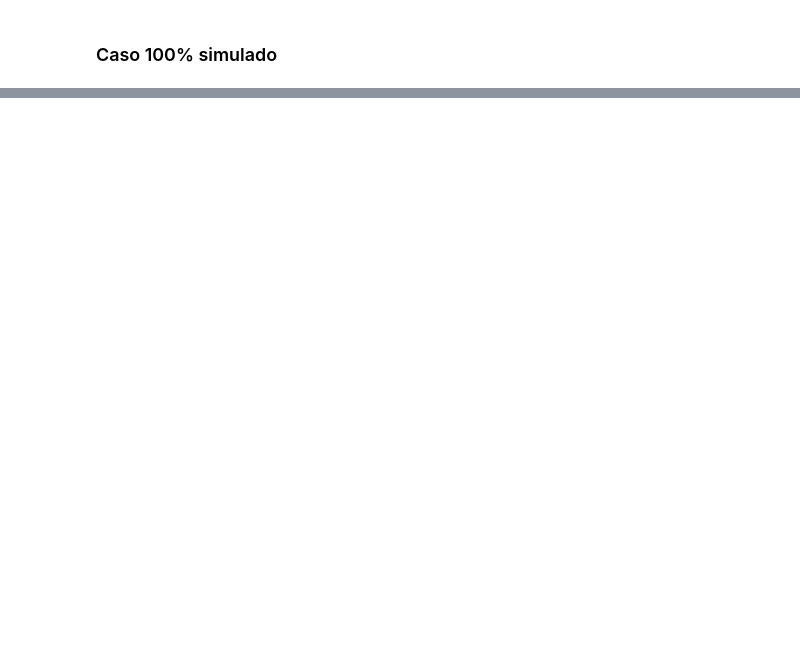
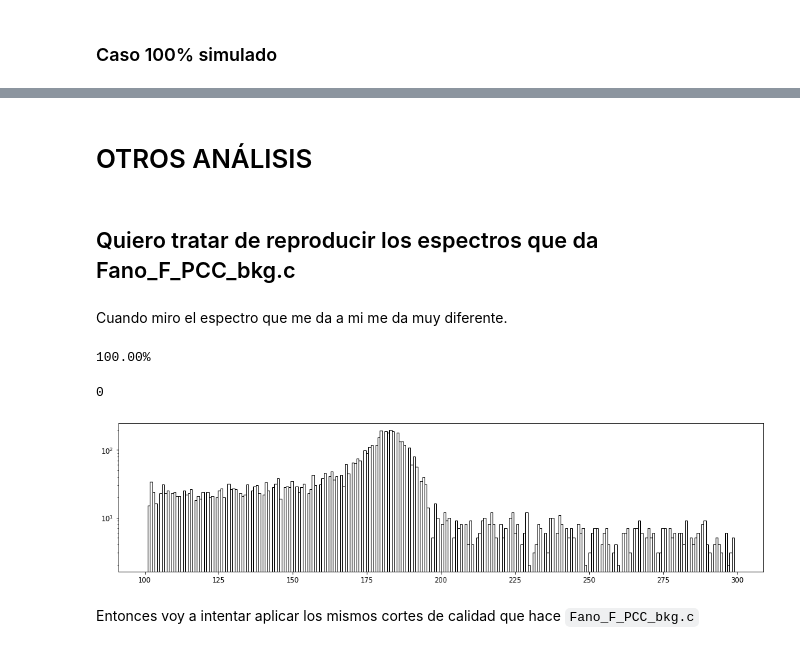
Before and after one commit to Igna11/Tesis-Skipper, a Jupyter notebook: Analisis_Imagenes_clusters.ipynb, the cells around one changed output, grey strips where cells are left out. Drawn from its saved outputs; the diff is of its cells as text; code cells hidden in the pictures; blank space fills up the shorter version.

````diff
--- a/Analisis_Imagenes_clusters.ipynb
+++ b/Analisis_Imagenes_clusters.ipynb
@@ -274,7 +282,7 @@
 # %%
 #=============================================================================
 
-def image2cluster_info(fits_imgs_list, low_th=2, img="o"):
+def image2cluster_info(fits_imgs_list, low_th=2, upp_th=300, img="o"):
     """
     Extrae la información de los clusters de todas las imágenes y lo guarda en
     listas
@@ -318,8 +326,8 @@ def image2cluster_info(fits_imgs_list, low_th=2, img="o"):
         image_s += poisson.rvs(mu, size=(50, 493))
 
         # Binarizo ambas imagenes:
-        image_o_bw = img2bw(image_o, lower_thresh=low_th, upper_thresh=300)
-        image_s_bw = img2bw(image_s, lower_thresh=low_th, upper_thresh=300)
+        image_o_bw = img2bw(image_o, lower_thresh=low_th, upper_thresh=upp_th)
+        image_s_bw = img2bw(image_s, lower_thresh=low_th, upper_thresh=upp_th)
 
         # Genero las labels y también guardo el número de features
         label_im_o, n_features_o = ndi.label(image_o_bw,
@@ -380,8 +388,8 @@ def df_gen(lista_dics, lista_img_idxs):
     # meto los datos en las listas
     for dics in lista_dics:
         energias += dics["energias"]
-        areas +=dics["areas"]
-        centros +=dics["centros"]
+        areas += dics["areas"]
+        centros += dics["centros"]
         perimetros += dics["perimetro"]
 
     # concateno los índices para que sea un solo array
@@ -667,0 +701,6 @@ axs[2].grid(alpha=.5)
+# %% [markdown]
+# OTROS ANÁLISIS
+# %% [markdown]
+## Quiero tratar de reproducir los espectros que da Fano_F_PCC_bkg.c
+# %% [markdown]
+Cuando miro el espectro que me da a mi me da muy diferente.
@@ -667,0 +727,20 @@ axs[2].grid(alpha=.5)
+# %%
+# =============================================================================
+lista_data_dics, lista_data_idx_o = image2cluster_info(fits_imgs_list, img="o",
+                                                       low_th=2, upp_th=None)
+df_data = df_gen(lista_data_dics, lista_data_idx_o)
+del lista_data_dics, lista_data_idx_o
+gc.collect()
+# %% [output]
+100.00%
+0
+# %%
+energia_data = df_data[(df_data["energia"]>100) & (df_data["energia"]<300)]["energia"]
+
+plt.figure(figsize=(17,4))
+plt.hist(energia_data, bins=250, fill=False);
+plt.yscale("log")
+# %% [output]
+[figure, added]
+# %% [markdown]
+Entonces voy a intentar aplicar los mismos cortes de calidad que hace ```Fano_F_PCC_bkg.c```
````
Also changed, not shown: parts of 15 cells of this notebook.
